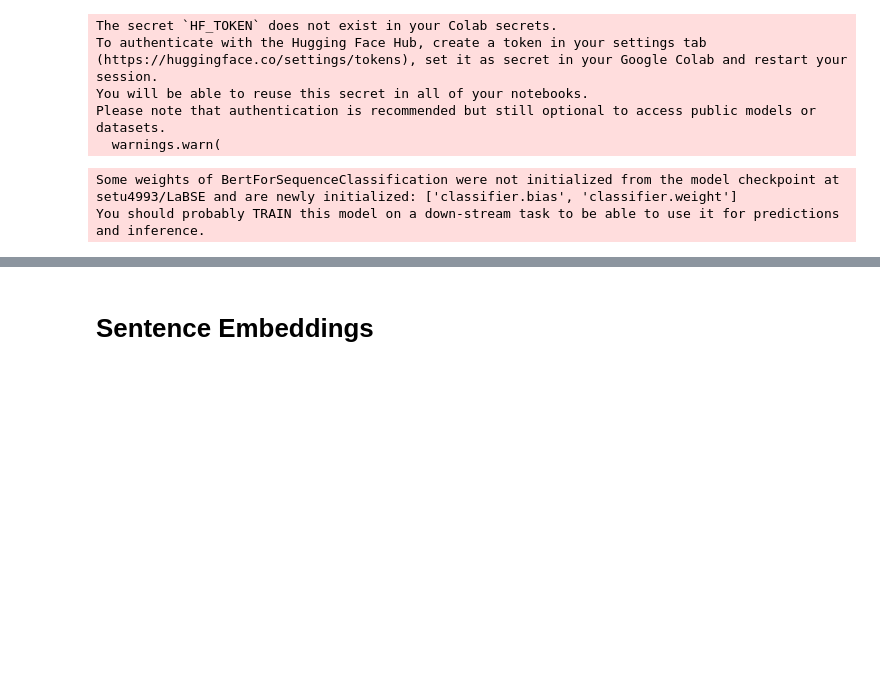
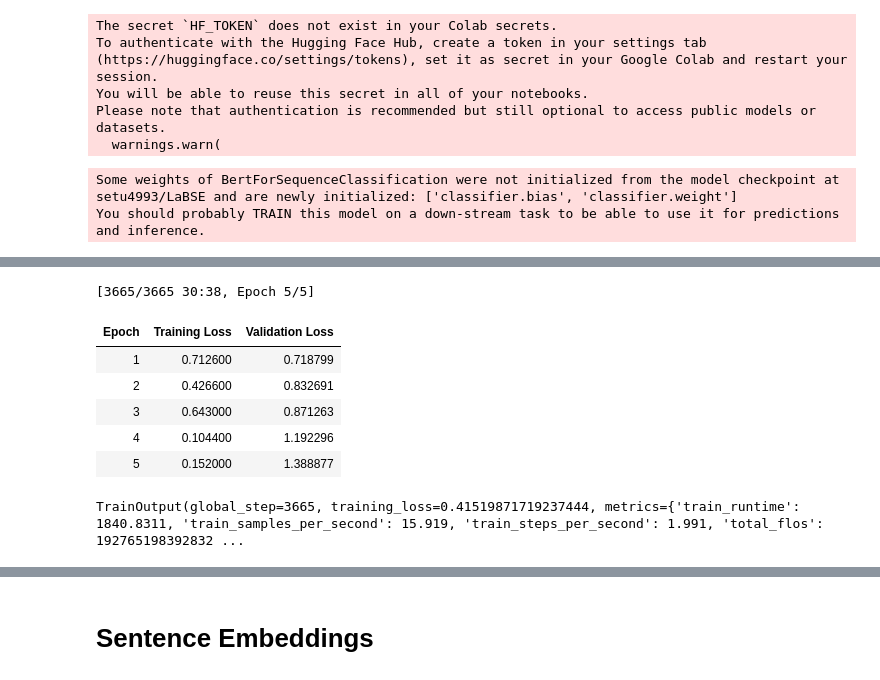
Before and after one commit to FaSha20/Finding-the-Most-Influential-Nodes-in-Social-Network, a Jupyter notebook: community_prediction.ipynb, the cells around one changed output, grey strips where cells are left out. Saved outputs shown, nothing was run; the diff lists cells and outputs as text; code cells hidden in the pictures; blank space fills up the shorter version.

```diff
--- a/community_prediction.ipynb
+++ b/community_prediction.ipynb
@@ -93,3 +94,7 @@ combined_df = combined_df.sample(frac=1, random_state=42).reset_index(drop=True)
+# %%
+
+combined_df = pd.concat([afsaran_df.head(500), sapahegods_df.head(500), baamdadeno_df.head(500), entekhab_df.head(500), besazimmmm_df.head(500), freefor00_df.head(500), tasnimnews_df.head(500), snn_df.head(500)], ignore_index=True)#
+combined_df = combined_df.sample(frac=1, random_state=42).reset_index(drop=True)
 # %% [markdown]
 # Preproccessing
 # %%
@@ -414,3 +420,39 @@ NameError: name 'model' is not defined
+# %%
+from transformers import Trainer, TrainingArguments
+
+# تنظیمات آموزش
+training_args = TrainingArguments(
+    output_dir='./results',            # مسیر ذخیره نتایج آموزش
+    num_train_epochs=5,                 # تعداد دوره‌های آموزش
+    per_device_train_batch_size=8,      # اندازه بچ برای آموزش
+    per_device_eval_batch_size=8,       # اندازه بچ برای ارزیابی
+    warmup_steps=500,                   # تعداد مراحل warmup
+    weight_decay=0.01,                  # ضریب کاهش وزن
+    logging_dir='./logs',               # مسیر ذخیره لاگ‌ها
+    logging_steps=10,                   # تعداد مراحل بین لاگ‌ها
+    evaluation_strategy='epoch',        # استراتژی ارزیابی
+    save_total_limit=2,                 # تعداد دفعات ذخیره مدل
+    save_steps=500                      # تعداد مراحل بین ذخیره مدل
+)
+
+trainer = Trainer(
+    model=model,
+    args=training_args,
+    train_dataset=train_dataset,
+    eval_dataset=val_dataset
+)
+
+# آموزش مدل
+trainer.train()
+# %% [output]
+[3665/3665 30:38, Epoch 5/5]
+| Epoch | Training Loss | Validation Loss |
+| 1 | 0.712600 | 0.718799 |
+| 2 | 0.426600 | 0.832691 |
+| 3 | 0.643000 | 0.871263 |
+| 4 | 0.104400 | 1.192296 |
+| 5 | 0.152000 | 1.388877 |
+TrainOutput(global_step=3665, training_loss=0.41519871719237444, metrics={'train_runtime': 1840.8311, 'train_samples_per_second': 15.919, 'train_steps_per_second': 1.991, 'total_flos': 192765198392832 ...
 # %%
 from sklearn.metrics import classification_report
 
```
Also changed, not shown: parts of 22 cells of this notebook, 1 other file.
